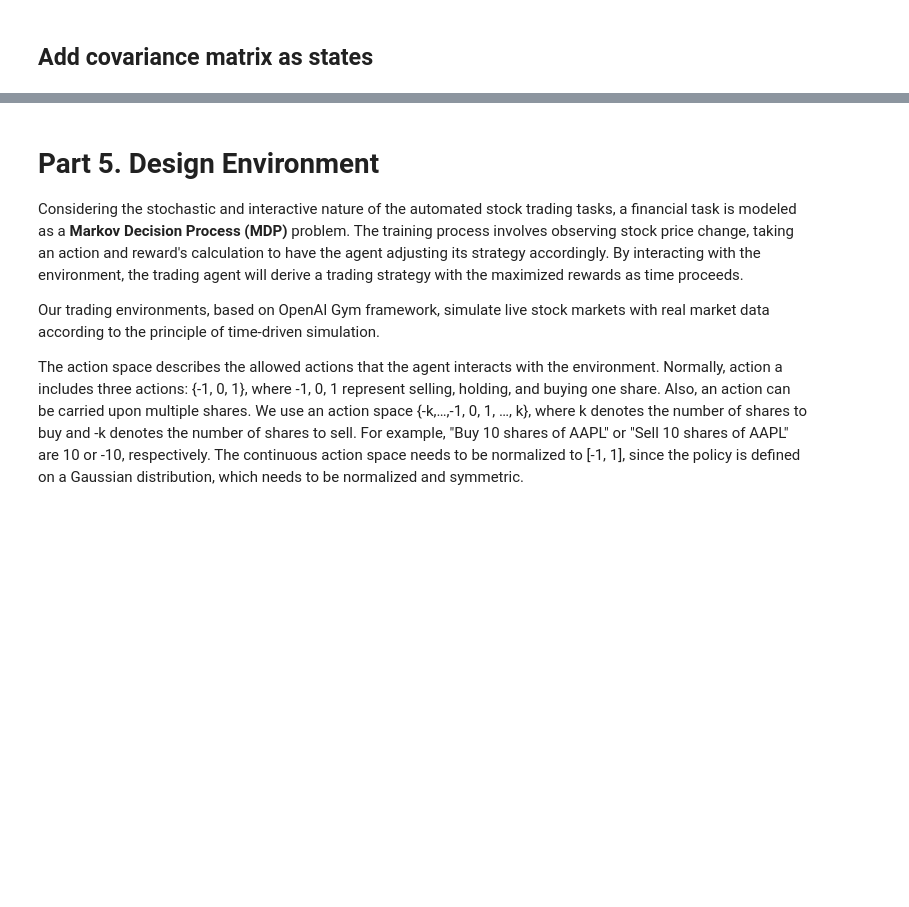
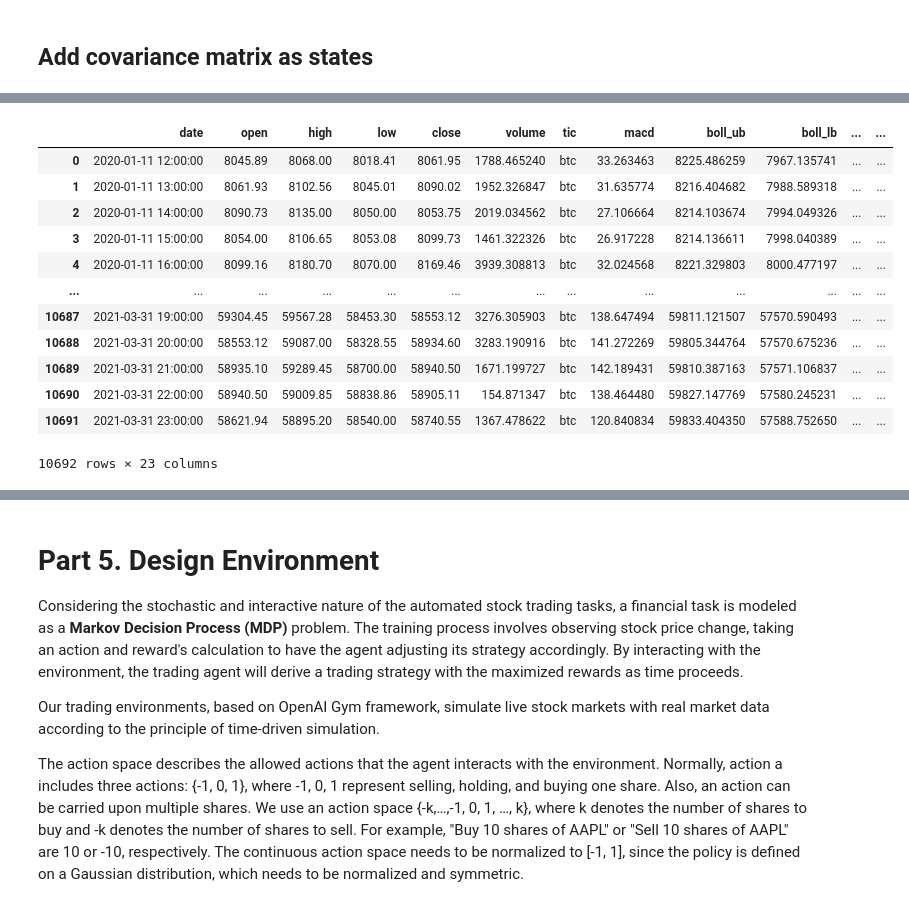
Before and after one commit to Toroi01/TradingRLBot, a Jupyter notebook: main.ipynb, the cells around one changed output, grey strips where cells are left out. Cells and saved outputs as stored; diff of their text form; code cells hidden in the pictures; blank space fills up the shorter version.

```diff
--- a/main.ipynb
+++ b/main.ipynb
@@ -109,19 +137,19 @@ df
 ## Add covariance matrix as states
 # %%
 # add covariance matrix as states
-df=df.sort_values(['date','tic'],ignore_index=True)
-df.index = df.date.factorize()[0]
+df_singleticker = df_singleticker.sort_values(['date','tic'],ignore_index=True)
+df_singleticker.index = df_singleticker.date.factorize()[0]
 
 cov_list = []
 # look back is one year
 lookback=252
-for i in range(lookback,len(df.index.unique())):
-  data_lookback = df.loc[i-lookback:i,:]
+for i in range(lookback,len(df_singleticker.index.unique())):
+  data_lookback = df_singleticker.loc[i-lookback:i,:]
   price_lookback=data_lookback.pivot_table(index = 'date',columns = 'tic', values = 'close')
   return_lookback = price_lookback.pct_change().dropna()
   covs = return_lookback.cov().values
   cov_list.append(covs)
 
-df_cov = pd.DataFrame({'date':df.date.unique()[lookback:],'cov_list':cov_list})
-df = df.merge(df_cov, on='date')
-df = df.sort_values(['date','tic']).reset_index(drop=True)
+df_cov = pd.DataFrame({'date':df_singleticker.date.unique()[lookback:],'cov_list':cov_list})
+df_singleticker = df_singleticker.merge(df_cov, on='date')
+df_singleticker = df_singleticker.sort_values(['date','tic']).reset_index(drop=True)
@@ -143,0 +174,16 @@ df
+# %%
+df_singleticker
+# %% [output]
+|  | date | open | high | low | close | volume | tic | macd | boll_ub | boll_lb | ... | ... |
+| 0 | 2020-01-11 12:00:00 | 8045.89 | 8068.00 | 8018.41 | 8061.95 | 1788.465240 | btc | 33.263463 | 8225.486259 | 7967.135741 | ... | ... |
+| 1 | 2020-01-11 13:00:00 | 8061.93 | 8102.56 | 8045.01 | 8090.02 | 1952.326847 | btc | 31.635774 | 8216.404682 | 7988.589318 | ... | ... |
+| 2 | 2020-01-11 14:00:00 | 8090.73 | 8135.00 | 8050.00 | 8053.75 | 2019.034562 | btc | 27.106664 | 8214.103674 | 7994.049326 | ... | ... |
+| 3 | 2020-01-11 15:00:00 | 8054.00 | 8106.65 | 8053.08 | 8099.73 | 1461.322326 | btc | 26.917228 | 8214.136611 | 7998.040389 | ... | ... |
+| 4 | 2020-01-11 16:00:00 | 8099.16 | 8180.70 | 8070.00 | 8169.46 | 3939.308813 | btc | 32.024568 | 8221.329803 | 8000.477197 | ... | ... |
+| ... | ... | ... | ... | ... | ... | ... | ... | ... | ... | ... | ... | ... |
+| 10687 | 2021-03-31 19:00:00 | 59304.45 | 59567.28 | 58453.30 | 58553.12 | 3276.305903 | btc | 138.647494 | 59811.121507 | 57570.590493 | ... | ... |
+| 10688 | 2021-03-31 20:00:00 | 58553.12 | 59087.00 | 58328.55 | 58934.60 | 3283.190916 | btc | 141.272269 | 59805.344764 | 57570.675236 | ... | ... |
+| 10689 | 2021-03-31 21:00:00 | 58935.10 | 59289.45 | 58700.00 | 58940.50 | 1671.199727 | btc | 142.189431 | 59810.387163 | 57571.106837 | ... | ... |
+| 10690 | 2021-03-31 22:00:00 | 58940.50 | 59009.85 | 58838.86 | 58905.11 | 154.871347 | btc | 138.464480 | 59827.147769 | 57580.245231 | ... | ... |
+| 10691 | 2021-03-31 23:00:00 | 58621.94 | 58895.20 | 58540.00 | 58740.55 | 1367.478622 | btc | 120.840834 | 59833.404350 | 57588.752650 | ... | ... |
+10692 rows × 23 columns
```
Also changed, not shown: parts of 46 cells of this notebook, 2 other files.
